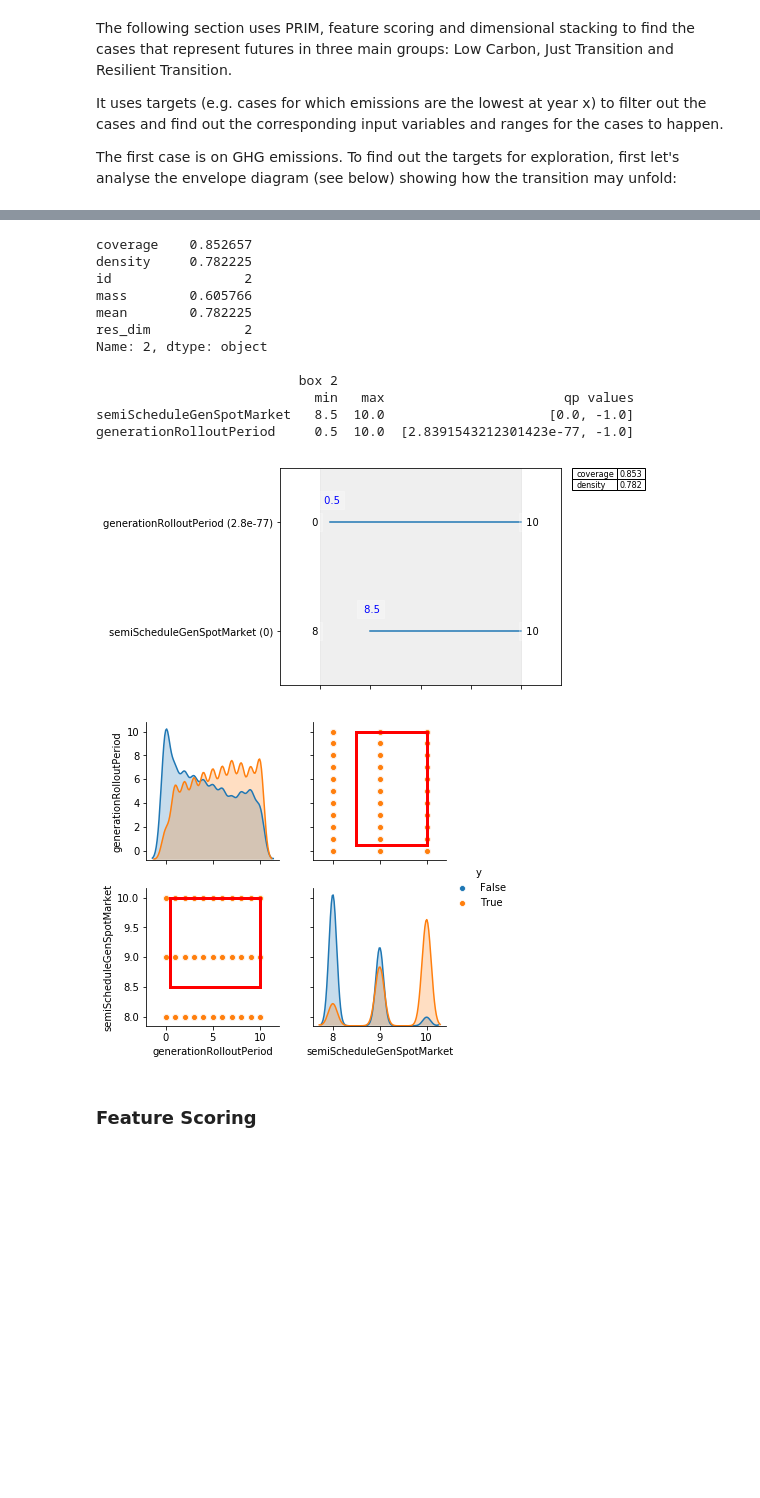
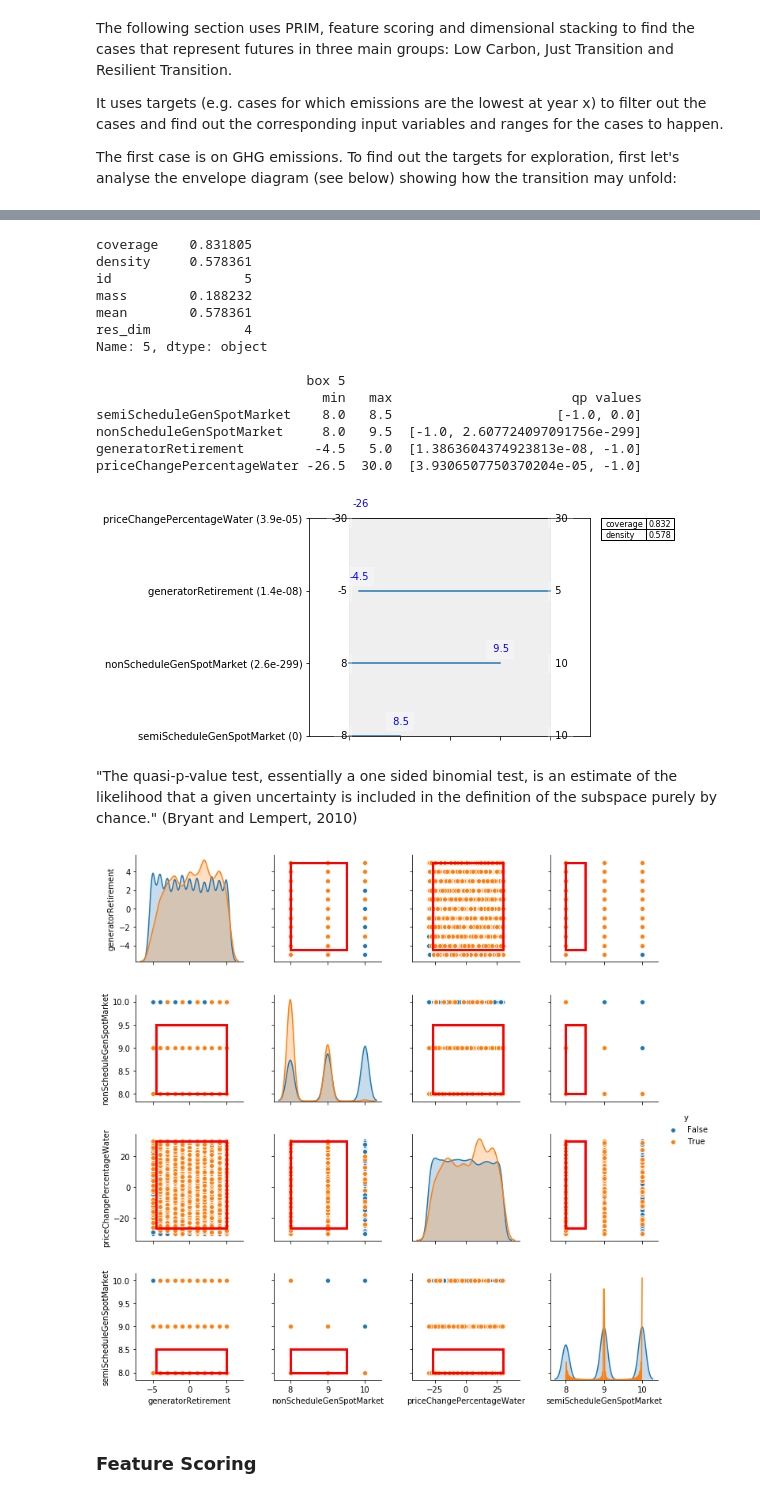
Before and after one commit to gr4sp/simulationEngine, a Jupyter notebook: experiments/notebookGr4sp/ema_gr4sp_PRIM.ipynb, the cells around one changed output, grey strips where cells are left out. Saved outputs shown, nothing was run; the diff lists cells and outputs as text; code cells hidden in the pictures; blank space fills up the shorter version.

Commit message:
Changes Analysis notebooks (combined target)

```diff
--- a/experiments/notebookGr4sp/ema_gr4sp_PRIM.ipynb
+++ b/experiments/notebookGr4sp/ema_gr4sp_PRIM.ipynb
@@ -94,3 +168,12 @@ results = load_households(r'C:\Users\angel\Documents\GitHub\gr4sp\experiments\da
+# %%
+""" Converts household data in KWh into total residential data in MWh"""
+data_consumption_residential = (data_consumption_household * outcomes_filtered['numConsumersYear']) / 1000.0
+
+""" Applies scaling factor used in simulation, so that data represents total consumption, not only residential"""
+data_consumption_total = data_consumption_residential / 0.3
+
+"""Overwrite Consumption with the data of interest"""
+outcomes_filtered[ooi] = data_consumption_total
 # %% [markdown]
 # Target functions
 # %%
@@ -137,10 +222,12 @@ def target_at_year(outcomes,ooi,targetYear,targetVal,above):
 # %%
-#truncate experiments and outcomes for a selected policy and a selected outcome over mean in time series
-#Subset of SOBOL levers
+#Subset of levers/uncertainties
 #selected_levers = list(['rooftopPV', 'annualCpi','capacityFactorChangeBrownCoal','capacityFactorChangeWater','semiScheduleMinCapMarketGen'])
-selected_levers = levers
+selected_uncertainties = uncertainties
+
 ooi = 'GHGYear'
-data = outcomes[ooi]
+
+data = outcomes_filtered[ooi]
+
 
 num_exp = len(data)
 out_avg_ooi = np.zeros(num_exp)
@@ -150,7 +237,7 @@ for i in range(num_exp):
 
 exp = pd.DataFrame(experiments)
 
-exp = exp.loc[ :, selected_levers]
+exp = exp.loc[ :, selected_uncertainties]
 # %% [markdown]
 The following section uses PRIM, feature scoring and dimensional stacking to find the cases that represent futures in three main groups: Low Carbon, Just Transition and Resilient Transition.
 
@@ -180,9 +409,12 @@ from EMAworkbench.ema_workbench.util import ema_logging
 ema_logging.log_to_stderr(ema_logging.INFO);
 
 x = exp
+ooi = 'GHGYear'
 #y = (out_avg_ooi < 4.)
-y = target_at_year( outcomes, ooi, 2035, 3, False) #False is below target
+#y = target_at_year( outcomes_filtered, ooi, 2030, 24, False) #False is below target
+y = target_at_year( outcomes_filtered, ooi, 2020, 38, False) #False is below target
 
-prim_alg = prim.Prim(x, y, threshold=.5)
+#Threshold for density
+prim_alg = prim.Prim(x, y, threshold=0.3)
 box1 = prim_alg.find_box()
 # %% [output]
@@ -194,29 +426,35 @@ box1.inspect_tradeoff()
 [interactive output not drawn]
 # %%
 #%matplotlib inline
-box_1 = box1.inspect(2)
-box_1 = box1.inspect(2, style='graph')
+selected_box = 5
+
+box_1 = box1.inspect(selected_box)
+box_1 = box1.inspect(selected_box, style='graph')
 # %% [output]
-coverage    0.852657
-density     0.782225
-id                 2
-mass        0.605766
-mean        0.782225
-res_dim            2
-Name: 2, dtype: object
+coverage    0.831805
+density     0.578361
+id                 5
+mass        0.188232
+mean        0.578361
+res_dim            4
+Name: 5, dtype: object
 
-                          box 2
-                            min   max                       qp values
-semiScheduleGenSpotMarket   8.5  10.0                     [0.0, -1.0]
-generationRolloutPeriod     0.5  10.0  [2.8391543212301423e-77, -1.0]
+                           box 5
+                             min   max                       qp values
+semiScheduleGenSpotMarket    8.0   8.5                     [-1.0, 0.0]
+nonScheduleGenSpotMarket     8.0   9.5  [-1.0, 2.607724097091756e-299]
+generatorRetirement         -4.5   5.0  [1.3863604374923813e-08, -1.0]
+priceChangePercentageWater -26.5  30.0  [3.9306507750370204e-05, -1.0]
-[figure, old version]
+[figure, new version]
+# %% [markdown]
+"The quasi-p-value test, essentially a one sided binomial test, is an estimate of the likelihood that a given uncertainty is included in the definition of the subspace purely by chance." (Bryant and Lempert, 2010)
 # %%
-box1.select(2)
-fig = box1.show_pairs_scatter(2)
+box1.select(selected_box)
+fig = box1.show_pairs_scatter(selected_box)
 
 plt.show()
 # %% [output]
-[figure, old version]
+[figure, new version]
 # %% [markdown]
 ### Feature Scoring
 # %%
```
Also changed, not shown: parts of 186 cells of this notebook.
